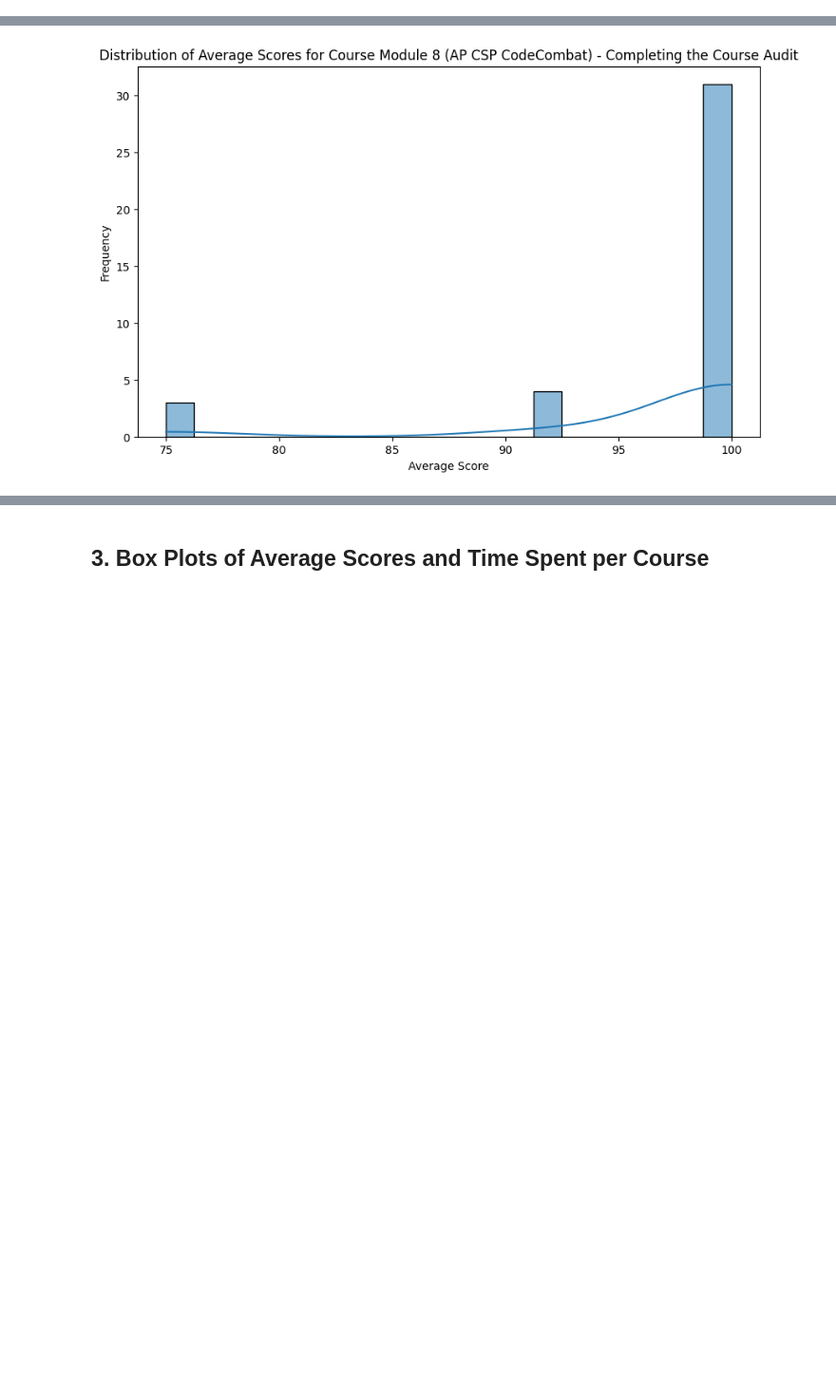
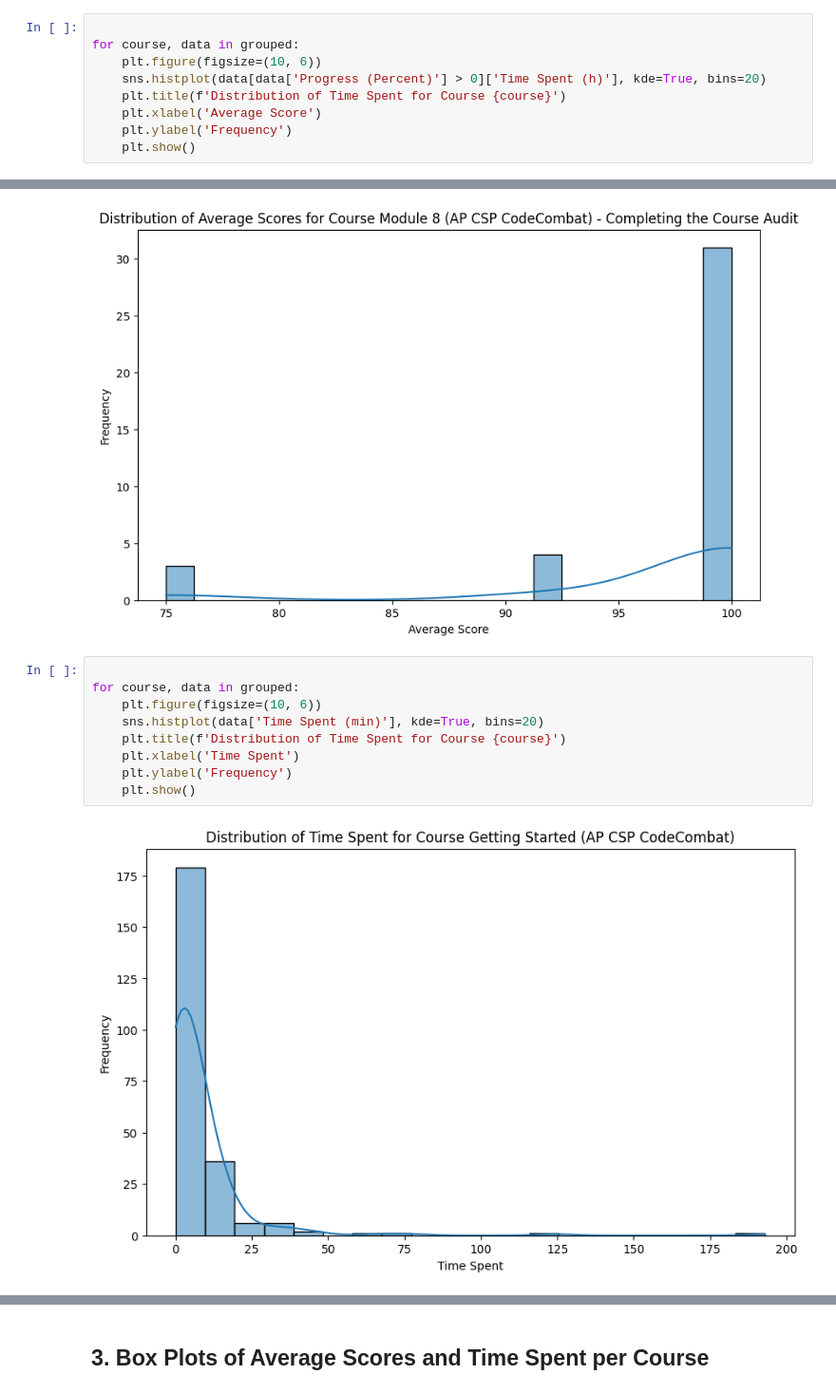
Before and after one commit to 13point5/formative-evaluation-class-assignments, a Jupyter notebook: assignment-4/exp1.ipynb, the cells around one changed output, grey strips where cells are left out. Shown at 95% size. Cells and saved outputs as stored; diff of their text form; blank space fills up the shorter version.

```diff
--- a/assignment-4/exp1.ipynb
+++ b/assignment-4/exp1.ipynb
@@ -52,0 +99,9 @@ max          501.000000     100.000000               100.0
+# %%
+
+for course, data in grouped:
+    plt.figure(figsize=(10, 6))
+    sns.histplot(data[data['Progress (Percent)'] > 0]['Time Spent (h)'], kde=True, bins=20)
+    plt.title(f'Distribution of Time Spent for Course {course}')
+    plt.xlabel('Average Score')
+    plt.ylabel('Frequency')
+    plt.show()
@@ -70,3 +128,14 @@ for course, data in grouped:
 [figure]
 [figure]
 [figure]
+# %%
+
+for course, data in grouped:
+    plt.figure(figsize=(10, 6))
+    sns.histplot(data['Time Spent (min)'], kde=True, bins=20)
+    plt.title(f'Distribution of Time Spent for Course {course}')
+    plt.xlabel('Time Spent')
+    plt.ylabel('Frequency')
+    plt.show()
+# %% [output]
+[figure, added]
```
Also changed, not shown: parts of 11 cells of this notebook, 3 other files.
